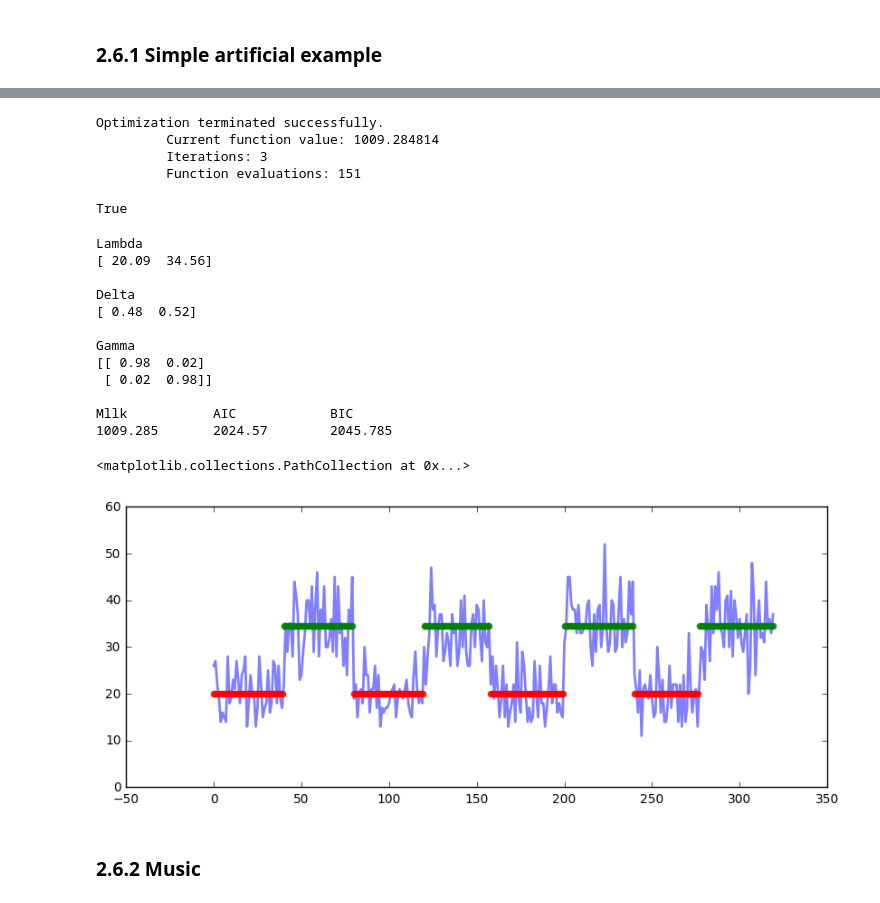
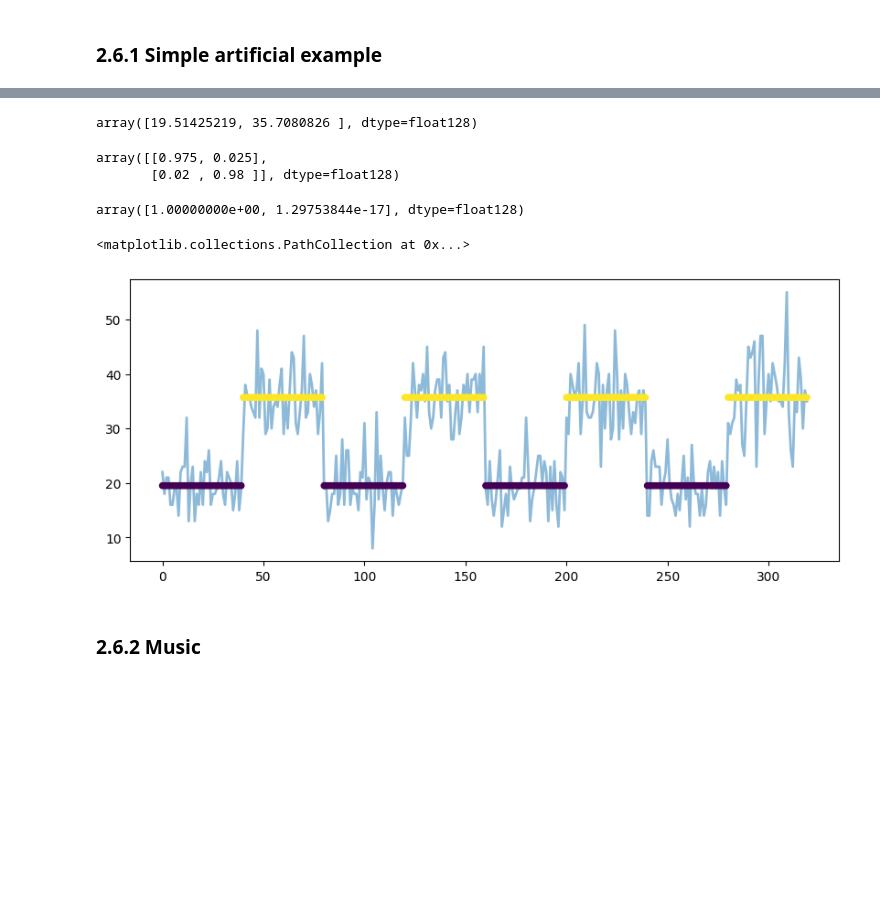
Before and after one commit to Teagum/esra, a Jupyter notebook: tut.ipynb, the cells around one changed output, grey strips where cells are left out. Drawn from its saved outputs; the diff is of its cells as text; code cells hidden in the pictures; blank space fills up the shorter version.

```diff
--- a/tut.ipynb
+++ b/tut.ipynb
@@ -400,5 +400,5 @@ mu = [20, 35]
 # size of sample
 n = 40
 
-data = concatenate([poisson(m, n) for i in range(4) for m in mu])
+data = np.concatenate([rng.poisson(m, n) for i in range(4) for m in mu])
 # %%
@@ -413,9 +409,0 @@ mod = PoissonHMM(data, 2)
-# %%
-# Training
-mod.train_MLLK()
-# %% [output]
-Optimization terminated successfully.
-         Current function value: 1009.284814
-         Iterations: 3
-         Function evaluations: 151
-True
@@ -422,15 +413,11 @@ True
+# %%
+_lambda = np.array([20, 40], dtype=int)
+_gamma = np.array([[0.2, 0.8],
+                     [0.8, 0.2]])
+_delta = np.array([0.5, 0.5])
+# %%
+mod = poishmm.fit(data.size, 2, 1000, 1e-5, _lambda, _gamma, _delta, data)
 # %%
-mod.nice()
+mod.lambda_
 # %% [output]
-Lambda
-[ 20.09  34.56]
-
-Delta
-[ 0.48  0.52]
-
-Gamma
-[[ 0.98  0.02]
- [ 0.02  0.98]]
-
-Mllk           AIC            BIC
-1009.285       2024.57        2045.785
+array([19.51425219, 35.7080826 ], dtype=float128)
@@ -440,17 +424,21 @@ vp = viterbi(mod, data)
+# %%
+mod.gamma_.round(3)
+# %% [output]
+array([[0.975, 0.025],
+       [0.02 , 0.98 ]], dtype=float128)
+# %%
+mod.delta_
+# %% [output]
+array([1.00000000e+00, 1.29753844e-17], dtype=float128)
+# %%
+dec = global_decoding(np.log(mod.gamma_), np.log(mod.delta_), mod.lcsp)
 # %%
-fig, ax = subplots(1,1, figsize=(10, 4))
+fig, ax = plt.subplots(1,1, figsize=(10, 4))
 ax.plot(data, zorder=-1, alpha=.5, lw=2)
-
-x = where(vp==0)[0]
-nx = len(x)
-ax.scatter(x, tile(mod.lambda_[0], nx), c='r', edgecolors='r', alpha=.8)
-
-x = where(vp==1)[0]
-nx = len(x)
-ax.scatter(x, tile(mod.lambda_[1], nx), c='g', edgecolors='g', alpha=.8)
+ax.scatter(range(data.size), mod.lambda_[dec], 20, dec)
 # %% [output]
 <matplotlib.collections.PathCollection at 0x...>
-[figure, old version]
+[figure, new version]
 # %% [markdown]
 ### 2.6.2 Music
 # %%
```
Also changed, not shown: parts of 8 cells of this notebook.
